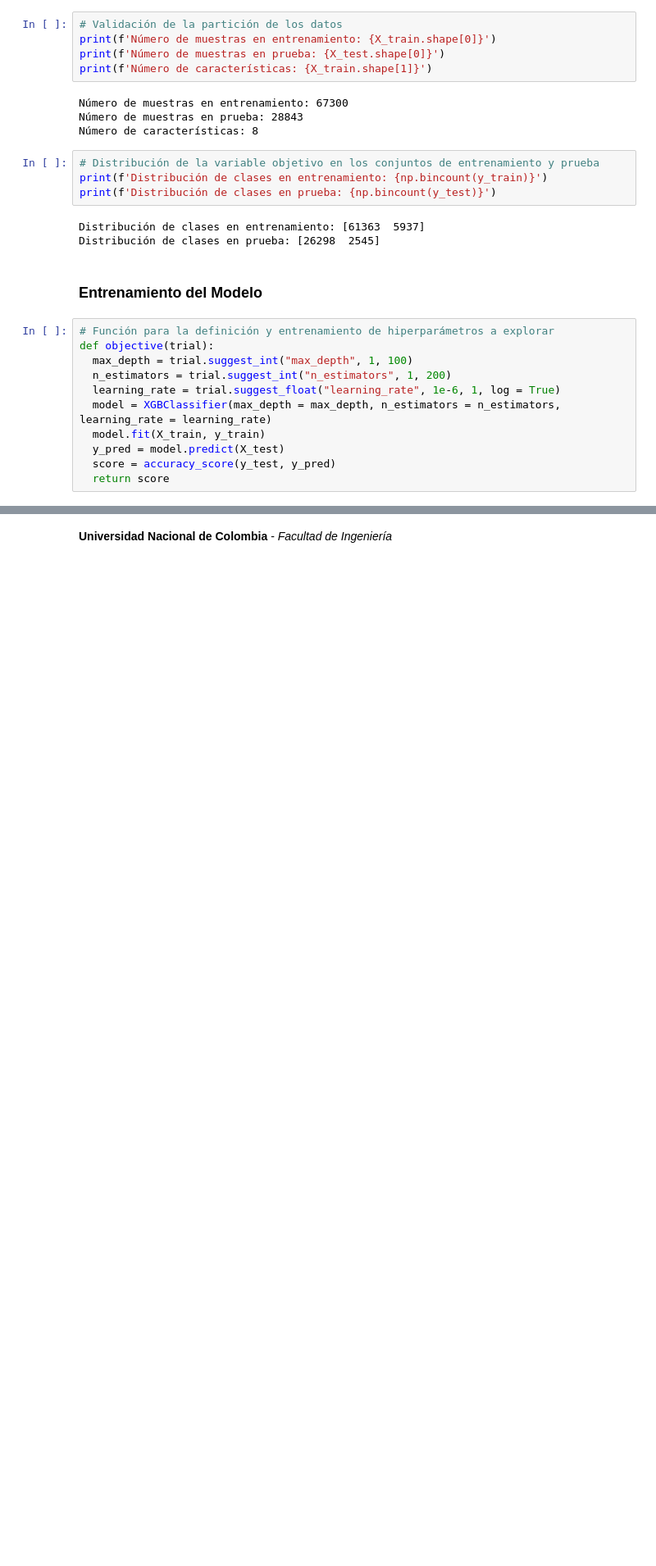
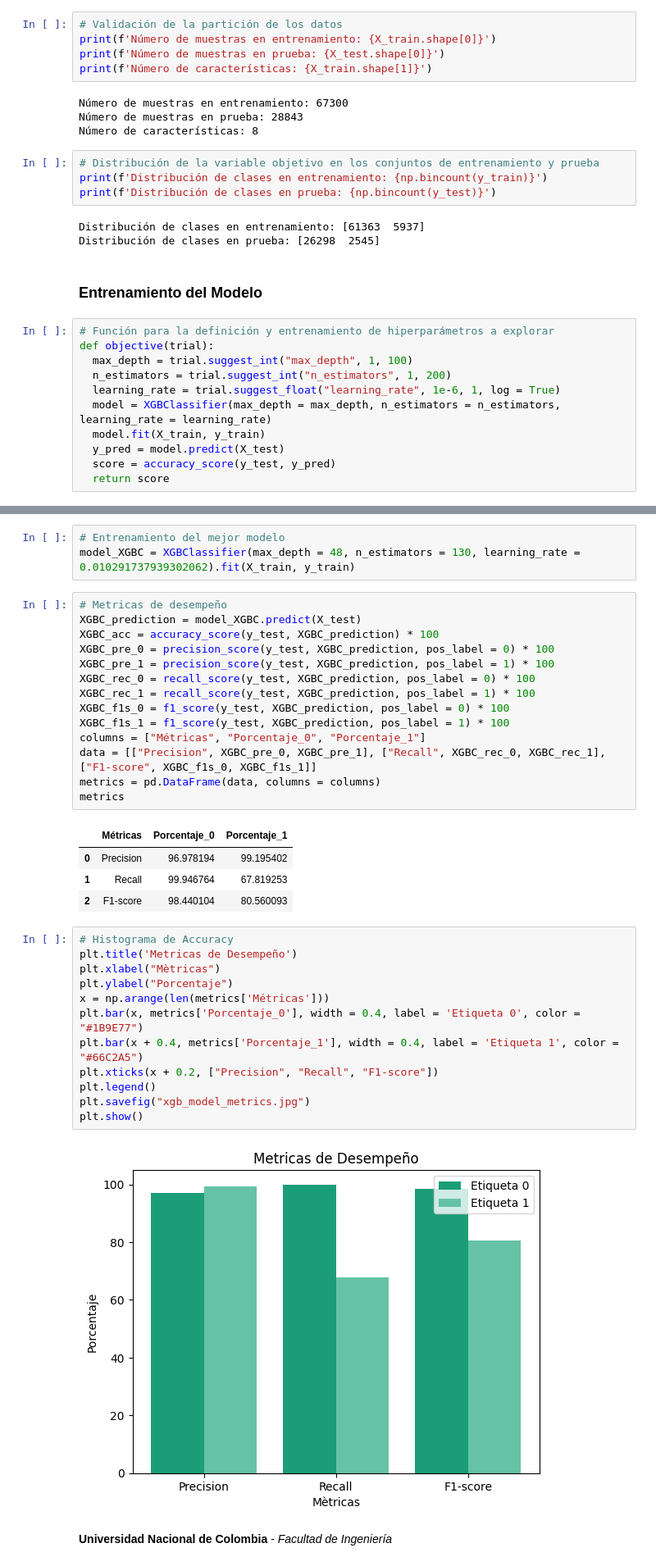
Before and after one commit to mfneirae/proyecto-mlds-u6, a Jupyter notebook: scripts/training/3_xgb_classifier_model.ipynb, the cells around one changed output, grey strips where cells are left out. Shown: that part at 82% size. Saved outputs shown, nothing was run; the diff lists cells and outputs as text; blank space fills up the shorter version.

```diff
--- a/scripts/training/3_xgb_classifier_model.ipynb
+++ b/scripts/training/3_xgb_classifier_model.ipynb
@@ -158,2 +157,38 @@ print(score)
+# %%
+# Entrenamiento del mejor modelo
+model_XGBC = XGBClassifier(max_depth = 48, n_estimators = 130, learning_rate = 0.010291737939302062).fit(X_train, y_train)
+# %%
+# Metricas de desempeño
+XGBC_prediction = model_XGBC.predict(X_test)
+XGBC_acc = accuracy_score(y_test, XGBC_prediction) * 100
+XGBC_pre_0 = precision_score(y_test, XGBC_prediction, pos_label = 0) * 100
+XGBC_pre_1 = precision_score(y_test, XGBC_prediction, pos_label = 1) * 100
+XGBC_rec_0 = recall_score(y_test, XGBC_prediction, pos_label = 0) * 100
+XGBC_rec_1 = recall_score(y_test, XGBC_prediction, pos_label = 1) * 100
+XGBC_f1s_0 = f1_score(y_test, XGBC_prediction, pos_label = 0) * 100
+XGBC_f1s_1 = f1_score(y_test, XGBC_prediction, pos_label = 1) * 100
+columns = ["Métricas", "Porcentaje_0", "Porcentaje_1"]
+data = [["Precision", XGBC_pre_0, XGBC_pre_1], ["Recall", XGBC_rec_0, XGBC_rec_1], ["F1-score", XGBC_f1s_0, XGBC_f1s_1]]
+metrics = pd.DataFrame(data, columns = columns)
+metrics
+# %% [output]
+|  | Métricas | Porcentaje_0 | Porcentaje_1 |
+| 0 | Precision | 96.978194 | 99.195402 |
+| 1 | Recall | 99.946764 | 67.819253 |
+| 2 | F1-score | 98.440104 | 80.560093 |
+# %%
+# Histograma de Accuracy
+plt.title('Metricas de Desempeño')
+plt.xlabel("Mètricas")
+plt.ylabel("Porcentaje")
+x = np.arange(len(metrics['Métricas']))
+plt.bar(x, metrics['Porcentaje_0'], width = 0.4, label = 'Etiqueta 0', color = "#1B9E77")
+plt.bar(x + 0.4, metrics['Porcentaje_1'], width = 0.4, label = 'Etiqueta 1', color = "#66C2A5")
+plt.xticks(x + 0.2, ["Precision", "Recall", "F1-score"])
+plt.legend()
+plt.savefig("xgb_model_metrics.jpg")
+plt.show()
+# %% [output]
+[figure, added]
 # %% [markdown]
 **Universidad Nacional de Colombia** - *Facultad de Ingeniería*
```
Also changed, not shown: parts of 4 cells of this notebook, 5 other files.
